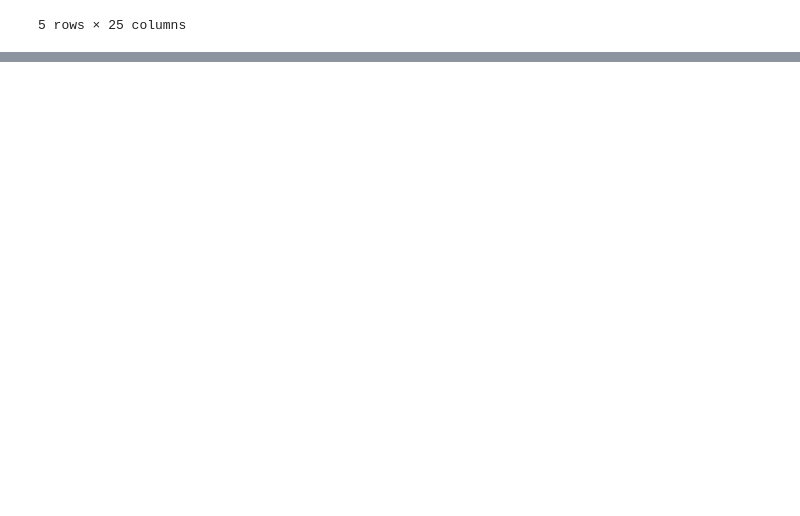
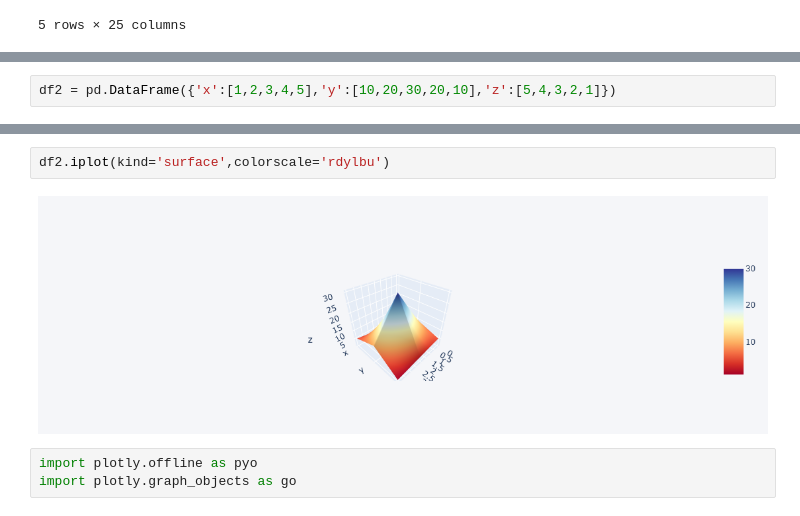
Before and after one commit to Tobias-2/modul_11, a Jupyter notebook: Untitled.ipynb, the cells around one changed output, grey strips where cells are left out. Drawn from its saved outputs; the diff is of its cells as text; blank space fills up the shorter version.

```diff
--- a/Untitled.ipynb
+++ b/Untitled.ipynb
@@ -25,0 +49,2 @@ df.set_index('Country')['Employment rate as pct'].sort_values(ascending=False).i
+# %%
+df2 = pd.DataFrame({'x':[1,2,3,4,5],'y':[10,20,30,20,10],'z':[5,4,3,2,1]})
@@ -25,0 +60,7 @@ df.set_index('Country')['Employment rate as pct'].sort_values(ascending=False).i
+# %%
+df2.iplot(kind='surface',colorscale='rdylbu')
+# %% [output]
+[figure, added]
+# %%
+import plotly.offline as pyo
+import plotly.graph_objects as go
```
Also changed, not shown: parts of 37 cells of this notebook.
